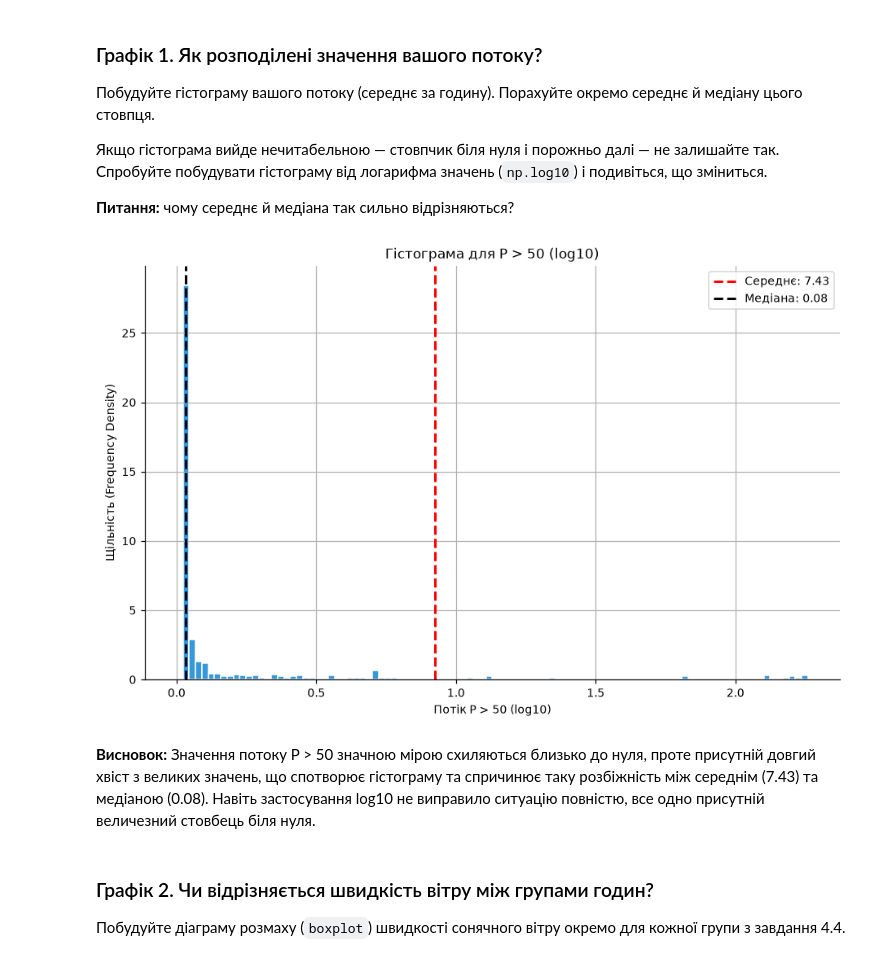
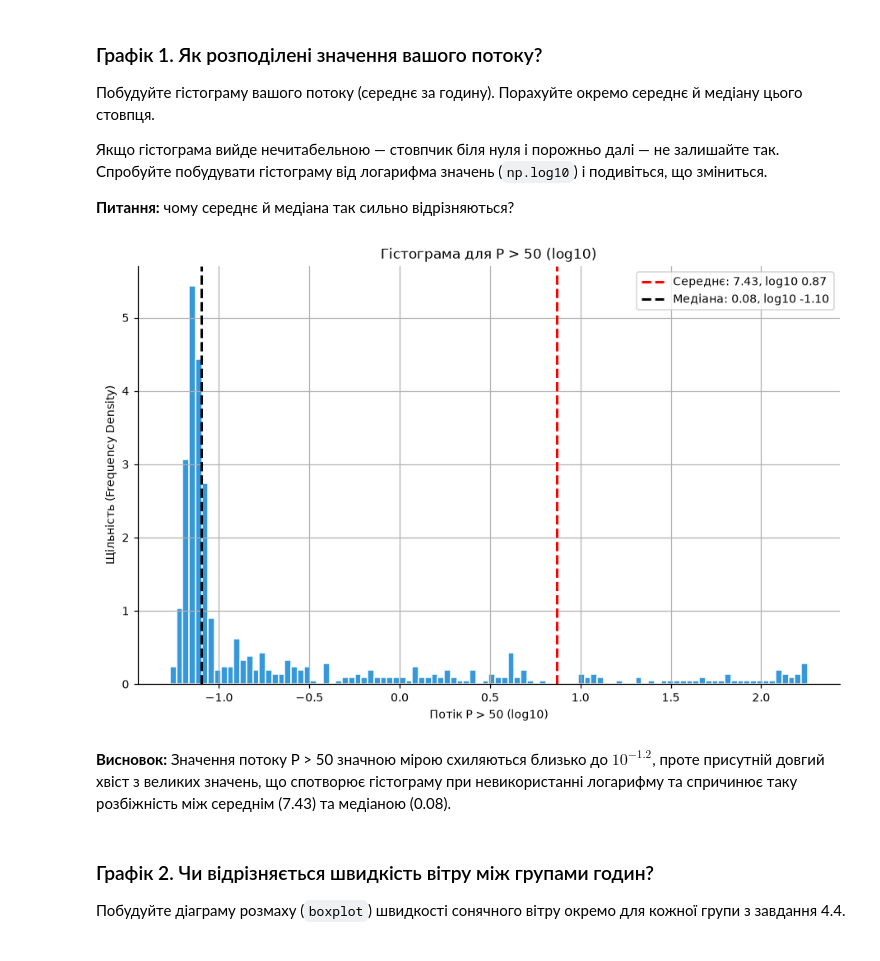
Before and after one commit to mykhailo-bi/analiz-lab1, a Jupyter notebook: lab1.ipynb, the cells around one changed output. Saved outputs shown, nothing was run; the diff lists cells and outputs as text; code cells hidden in the pictures.

Commit message:
fix histogram

```diff
--- a/lab1.ipynb
+++ b/lab1.ipynb
@@ -726,41 +726,42 @@ print('Етап 4 пройдено:', len(M), 'рядків')
 **Питання:** чому середнє й медіана так сильно відрізняються?
 # %%
 # ВАШ КОД
+hist_data = M.loc[M[('P >50', 'mean')]>0, [('P >50', 'mean')]].dropna()
 plt.figure(figsize=(10, 6))
 plt.hist(
-    np.log10(M[('P >50', 'mean')] + 1),
+    np.log10(hist_data),
     bins=100,
     color="#3498db",
     edgecolor="white",
     alpha=1,
     density=True,
 )
 plt.title(
     "Гістограма для P > 50 (log10)"
 )
 plt.axvline(
-    np.log10(M[('P >50', 'mean')].mean() + 1),
+    np.log10(M[('P >50', 'mean')].mean()),
     color="red",
     linestyle="--",
     linewidth=2,
-    label=f"Середнє: {M[('P >50', 'mean')].mean():.2f}",
+    label=f"Середнє: {M[('P >50', 'mean')].mean():.2f}, log10 {np.log10(M[('P >50', 'mean')].mean()):.2f}",
 )
 plt.axvline(
-    np.log10(M[('P >50', 'mean')].median() + 1),
+    np.log10(M[('P >50', 'mean')].median()),
     color="black",
     linestyle="--",
     linewidth=2,
-    label=f"Медіана: {M[('P >50', 'mean')].median():.2f}",
+    label=f"Медіана: {M[('P >50', 'mean')].median():.2f}, log10 {np.log10(M[('P >50', 'mean')].median()):.2f}",
 )
 plt.xlabel("Потік P > 50 (log10)")
 plt.ylabel("Щільність (Frequency Density)")
 plt.legend()
 plt.grid(True)
 plt.show()
 # %% [output]
-[figure, old version]
+[figure, new version]
 # %% [markdown]
-**Висновок:** Значення потоку P > 50 значною мірою схиляються близько до нуля, проте присутній довгий хвіст з великих значень, що спотворює гістограму та спричинює таку розбіжність між середнім (7.43) та медіаною (0.08). Навіть застосування log10 не виправило ситуацію повністю, все одно присутній величезний стовбець біля нуля.
+**Висновок:** Значення потоку P > 50 значною мірою схиляються близько до $10^{-1.2}$, проте присутній довгий хвіст з великих значень, що спотворює гістограму при невикористанні логарифму та спричинює таку розбіжність між середнім (7.43) та медіаною (0.08).
 # %% [markdown]
 ### Графік 2. Чи відрізняється швидкість вітру між групами годин?
 Побудуйте діаграму розмаху (`boxplot`) швидкості сонячного вітру окремо для кожної
```
